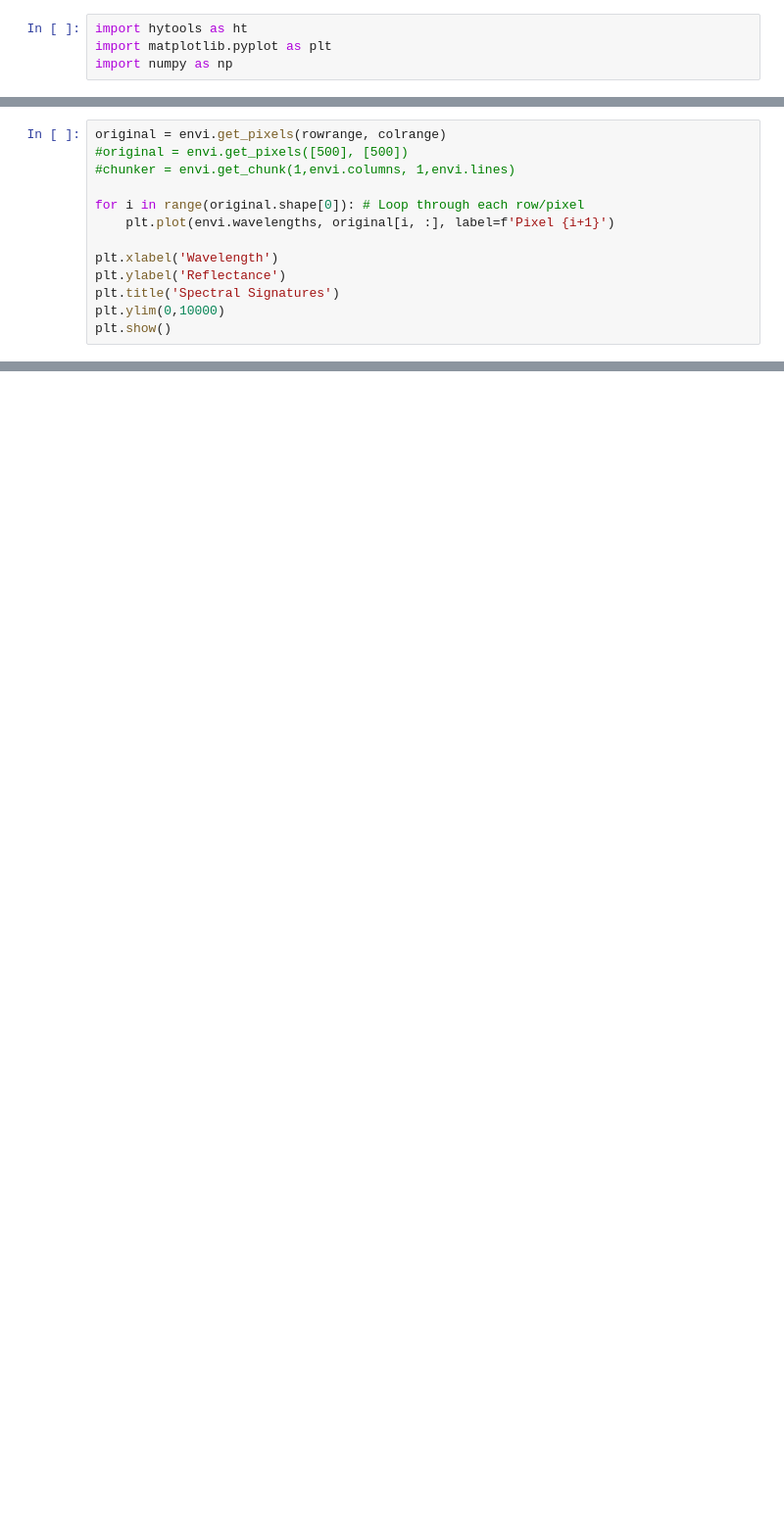
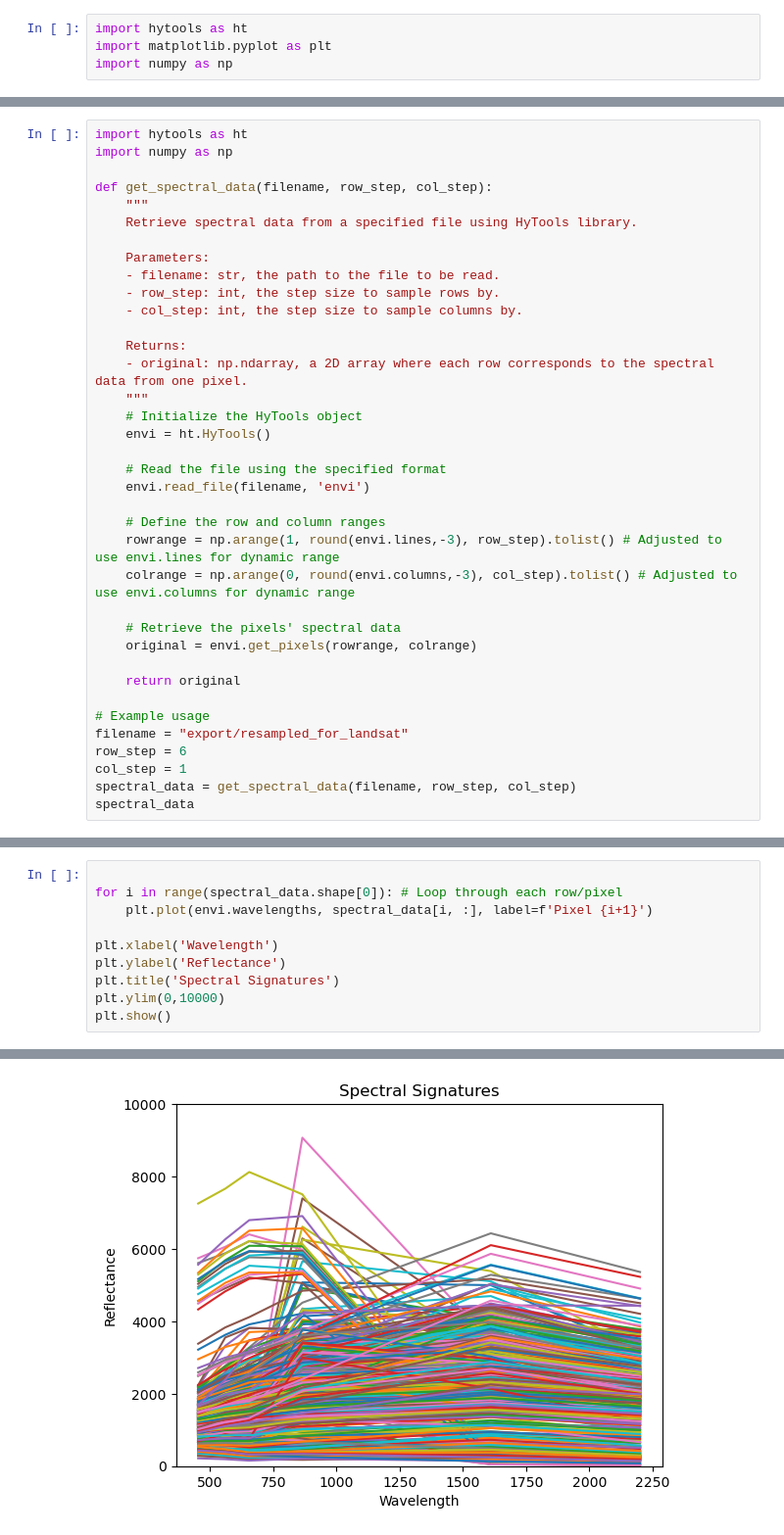
Before and after one commit to earthlab/cross-sensor-cal, a Jupyter notebook: plot_resample.ipynb, the cells around one changed output, grey strips where cells are left out. Shown at 98% size. Drawn from its saved outputs; the diff is of its cells as text; blank space fills up the shorter version.

Commit message:
more plot

```diff
--- a/plot_resample.ipynb
+++ b/plot_resample.ipynb
@@ -38,0 +14,37 @@ colrange = np.arange(0, 1000, 1).tolist()
+# %%
+import hytools as ht
+import numpy as np
+
+def get_spectral_data(filename, row_step, col_step):
+    """
+    Retrieve spectral data from a specified file using HyTools library.
+
+    Parameters:
+    - filename: str, the path to the file to be read.
+    - row_step: int, the step size to sample rows by.
+    - col_step: int, the step size to sample columns by.
+
+    Returns:
+    - original: np.ndarray, a 2D array where each row corresponds to the spectral data from one pixel.
+    """
+    # Initialize the HyTools object
+    envi = ht.HyTools()
+
+    # Read the file using the specified format
+    envi.read_file(filename, 'envi')
+
+    # Define the row and column ranges
+    rowrange = np.arange(1, round(envi.lines,-3), row_step).tolist() # Adjusted to use envi.lines for dynamic range
+    colrange = np.arange(0, round(envi.columns,-3), col_step).tolist() # Adjusted to use envi.columns for dynamic range
+
+    # Retrieve the pixels' spectral data
+    original = envi.get_pixels(rowrange, colrange)
+
+    return original
+
+# Example usage
+filename = "export/resampled_for_landsat"
+row_step = 6
+col_step = 1
+spectral_data = get_spectral_data(filename, row_step, col_step)
+spectral_data
@@ -39,10 +65,7 @@ colrange = np.arange(0, 1000, 1).tolist()
 # %%
-original = envi.get_pixels(rowrange, colrange)
-#original = envi.get_pixels([500], [500])
-#chunker = envi.get_chunk(1,envi.columns, 1,envi.lines)
 
-for i in range(original.shape[0]): # Loop through each row/pixel
-    plt.plot(envi.wavelengths, original[i, :], label=f'Pixel {i+1}')
+for i in range(spectral_data.shape[0]): # Loop through each row/pixel
+    plt.plot(envi.wavelengths, spectral_data[i, :], label=f'Pixel {i+1}')
 
 plt.xlabel('Wavelength')
 plt.ylabel('Reflectance')
@@ -53,0 +76 @@ SyntaxError: unterminated string literal (detected at line 6) (461858840.py, lin
+[figure, added]
```
Also changed, not shown: parts of 12 cells of this notebook.
